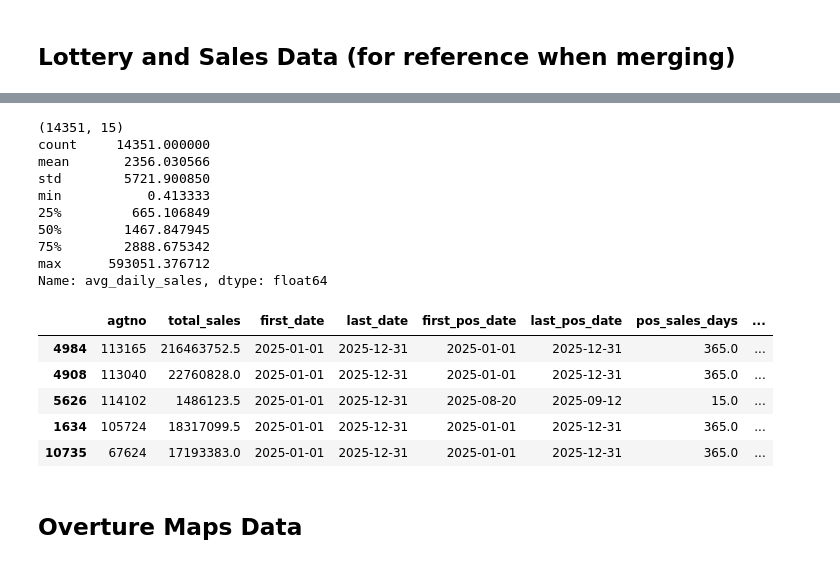
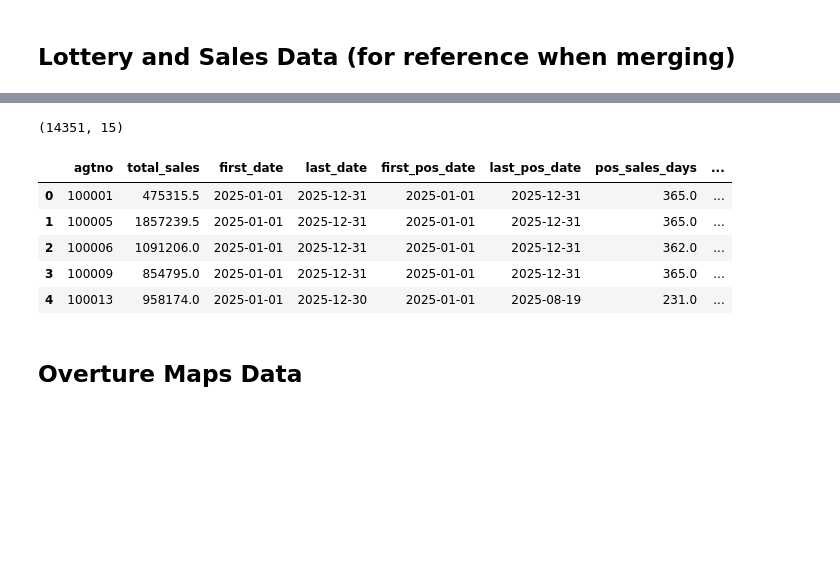
Before and after one commit to Ransommac13/mads_milestone_two, a Jupyter notebook: notebooks/variable_id.ipynb, the cells around one changed output, grey strips where cells are left out. Drawn from its saved outputs; the diff is of its cells as text; code cells hidden in the pictures; blank space fills up the shorter version.

```diff
--- a/notebooks/variable_id.ipynb
+++ b/notebooks/variable_id.ipynb
@@ -57,27 +57,16 @@ lottery_sales_file_path = Path(".").resolve().parent / "data/final/sales_data.pa
 sales_df = pd.read_parquet(str(lottery_sales_file_path))
 # %%
 print(sales_df.shape)
-print(sales_df['avg_daily_sales'].describe())
 
-test_df = sales_df.sort_values(by='avg_daily_sales', ascending=False)
-test_df.head()
+sales_df.head()
 # %% [output]
 (14351, 15)
-count     14351.000000
-mean       2356.030566
-std        5721.900850
-min           0.413333
-25%         665.106849
-50%        1467.847945
-75%        2888.675342
-max      593051.376712
-Name: avg_daily_sales, dtype: float64
 |  | agtno | total_sales | first_date | last_date | first_pos_date | last_pos_date | pos_sales_days | ... |
-| 4984 | 113165 | 216463752.5 | 2025-01-01 | 2025-12-31 | 2025-01-01 | 2025-12-31 | 365.0 | ... |
-| 4908 | 113040 | 22760828.0 | 2025-01-01 | 2025-12-31 | 2025-01-01 | 2025-12-31 | 365.0 | ... |
-| 5626 | 114102 | 1486123.5 | 2025-01-01 | 2025-12-31 | 2025-08-20 | 2025-09-12 | 15.0 | ... |
-| 1634 | 105724 | 18317099.5 | 2025-01-01 | 2025-12-31 | 2025-01-01 | 2025-12-31 | 365.0 | ... |
-| 10735 | 67624 | 17193383.0 | 2025-01-01 | 2025-12-31 | 2025-01-01 | 2025-12-31 | 365.0 | ... |
+| 0 | 100001 | 475315.5 | 2025-01-01 | 2025-12-31 | 2025-01-01 | 2025-12-31 | 365.0 | ... |
+| 1 | 100005 | 1857239.5 | 2025-01-01 | 2025-12-31 | 2025-01-01 | 2025-12-31 | 365.0 | ... |
+| 2 | 100006 | 1091206.0 | 2025-01-01 | 2025-12-31 | 2025-01-01 | 2025-12-31 | 362.0 | ... |
+| 3 | 100009 | 854795.0 | 2025-01-01 | 2025-12-31 | 2025-01-01 | 2025-12-31 | 365.0 | ... |
+| 4 | 100013 | 958174.0 | 2025-01-01 | 2025-12-30 | 2025-01-01 | 2025-08-19 | 231.0 | ... |
 # %% [markdown]
 ## Overture Maps Data
 # %%
```
Also changed, not shown: parts of 11 cells of this notebook, 2 other files.
